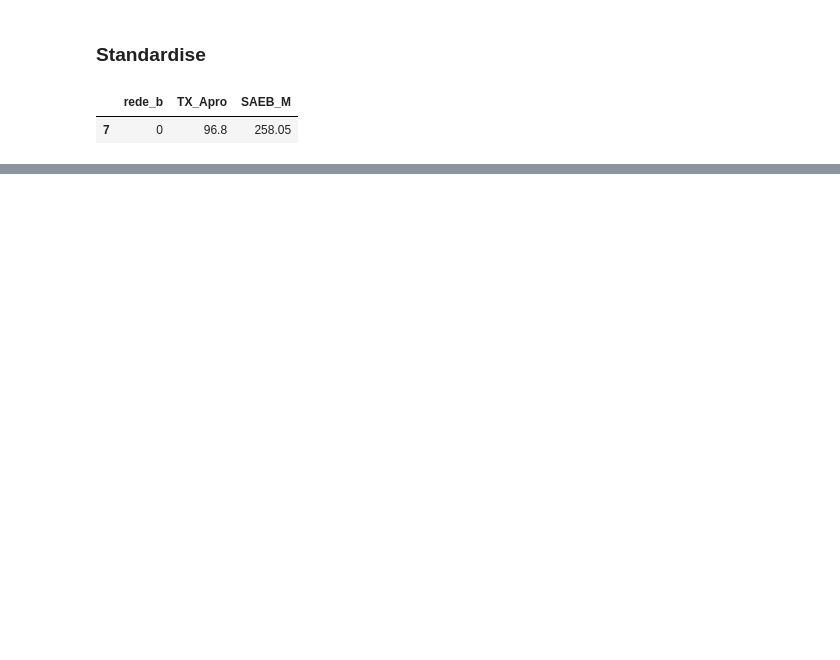
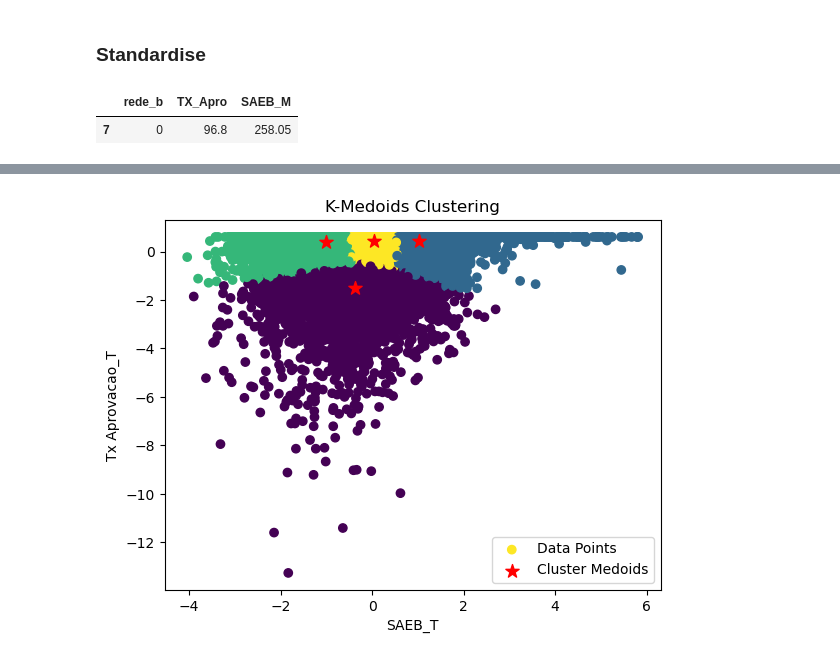
Before and after one commit to izazaka/ML, a Jupyter notebook: SAEB.ipynb, the cells around one changed output, grey strips where cells are left out. Saved outputs shown, nothing was run; the diff lists cells and outputs as text; code cells hidden in the pictures; blank space fills up the shorter version.

```diff
--- a/SAEB.ipynb
+++ b/SAEB.ipynb
@@ -199,0 +293,2 @@ saeb_m[["TX_Apro", "SAEB_M" ]])
+# %%
+saeb_m["KMedoids"] = km_labels
@@ -199,0 +308,22 @@ saeb_m[["TX_Apro", "SAEB_M" ]])
+# %%
+def assign_labels(data, medoid_indices):
+    labels = np.zeros(len(data))
+    for i, point in enumerate(data):
+        labels[i] = np.argmin(np.linalg.norm(point - data[medoid_indices], axis = 1))
+    return labels.astype(int)
+
+km_labels = assign_labels(saeb_m[["SAEB_T", "TX_Apro_T"]].values, medoids)
+
+plt.scatter(saeb_m["SAEB_T"], saeb_m["TX_Apro_T"], c = km_labels, cmap = 'viridis',
+            label = 'Data Points')
+
+plt.scatter(saeb_m["SAEB_T"].iloc[medoids], saeb_m["TX_Apro_T"].iloc[medoids],
+            marker = "*", s = 100, c = 'red', label = 'Cluster Medoids')
+
+plt.title('K-Medoids Clustering')
+plt.xlabel('SAEB_T')
+plt.ylabel('Tx Aprovacao_T')
+plt.legend()
+plt.show()
+# %% [output]
+[figure, added]
```
Also changed, not shown: parts of 25 cells of this notebook.
